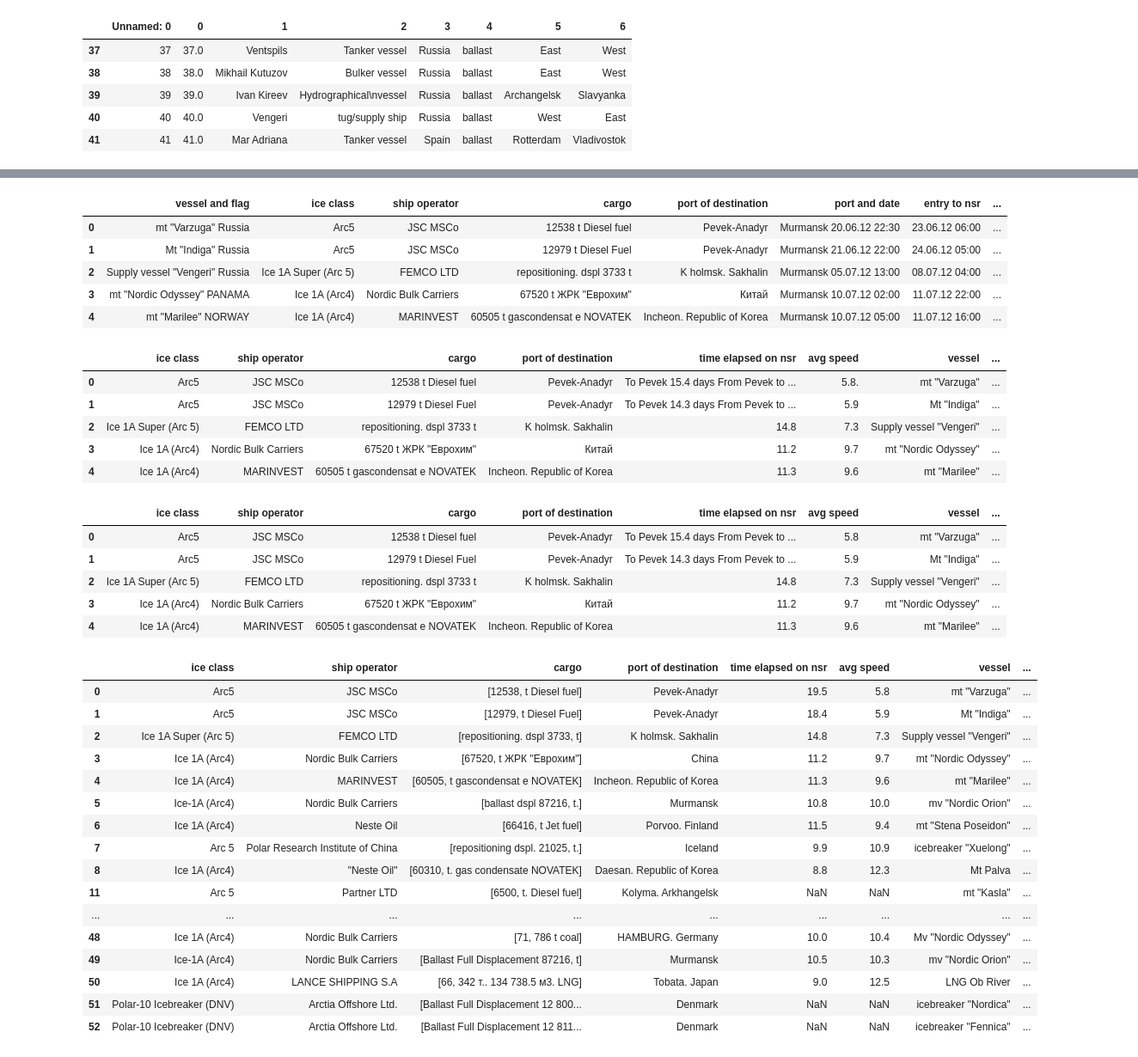
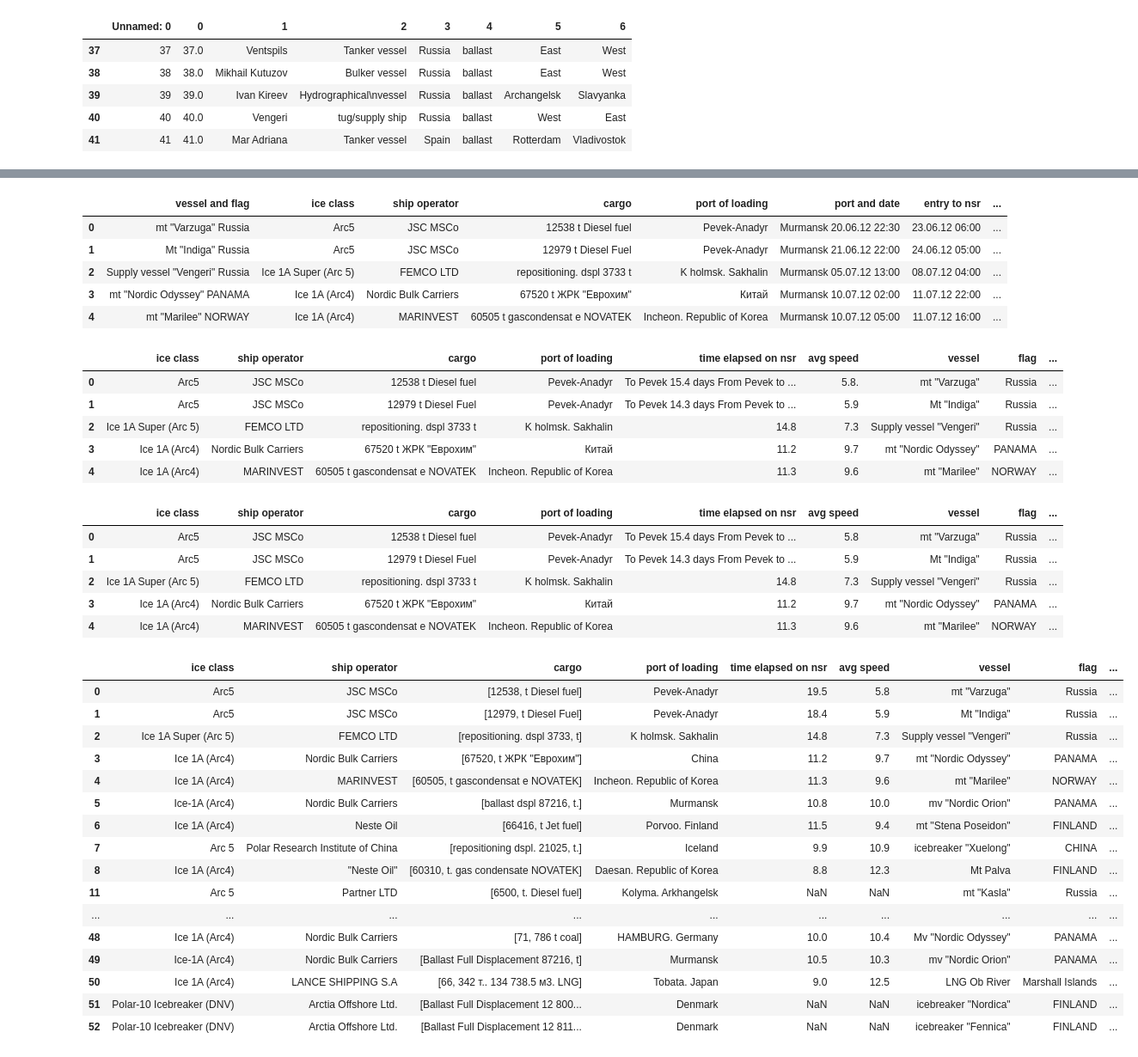
Before and after one commit to csmith454/nsr-project, a Jupyter notebook: nsr_data_wrangling.ipynb, the cells around one changed output, grey strips where cells are left out. Shown at 86% size. Saved outputs shown, nothing was run; the diff lists cells and outputs as text; code cells hidden in the pictures.

```diff
--- a/nsr_data_wrangling.ipynb
+++ b/nsr_data_wrangling.ipynb
@@ -15,7 +15,7 @@ start_y = 2011
 max_y = 2024
 curr_y = start_y
 
-path = '~/desktop/nsr-project/static/NSRData_CSV/'
+path = '~/desktop/projects/nsr_project/static/NSRData_CSV/'
 data = {}
 
 while curr_y <= max_y:
@@ -224,7 +246,7 @@ df_2012.head()
 # %%
 # change column header names
 # need to mold data into df.columns = ['index','index2','vessel name','type','flag','cargo','port of loading','port of destination']
-df_2012.columns = ['index','index2', 'vessel and flag','ice class','ship operator','cargo','port of destination','port and date','entry to nsr','exit from nsr','time elapsed on nsr','avg speed','index3']
+df_2012.columns = ['index','index2', 'vessel and flag','ice class','ship operator','cargo','port of loading','port and date','entry to nsr','exit from nsr','time elapsed on nsr','avg speed','index3']
 df_2012.columns
 # %% [output]
 Index(['index', 'index2', 'vessel and flag', 'ice class', 'ship operator',
@@ -272,7 +294,7 @@ df_2012.reset_index(inplace=True)
 df_2012 = df_2012.drop('index',axis=1)
 df_2012.head()
 # %% [output]
-|  | vessel and flag | ice class | ship operator | cargo | port of destination | port and date | entry to nsr | ... |
+|  | vessel and flag | ice class | ship operator | cargo | port of loading | port and date | entry to nsr | ... |
 | 0 | mt "Varzuga" Russia | Arc5 | JSC MSCo | 12538 t Diesel fuel | Pevek-Anadyr | Murmansk 20.06.12 22:30 | 23.06.12 06:00 | ... |
 | 1 | Mt "Indiga" Russia | Arc5 | JSC MSCo | 12979 t Diesel Fuel | Pevek-Anadyr | Murmansk 21.06.12 22:00 | 24.06.12 05:00 | ... |
 | 2 | Supply vessel "Vengeri" Russia | Ice 1A Super (Arc 5) | FEMCO LTD | repositioning. dspl 3733 t | K holmsk. Sakhalin | Murmansk 05.07.12 13:00 | 08.07.12 04:00 | ... |
@@ -302,12 +324,12 @@ df_2012.drop('exit from nsr',axis=1,inplace=True)
 
 df_2012.head()
 # %% [output]
-|  | ice class | ship operator | cargo | port of destination | time elapsed on nsr | avg speed | vessel | ... |
-| 0 | Arc5 | JSC MSCo | 12538 t Diesel fuel | Pevek-Anadyr | To Pevek 15.4 days From Pevek to ... | 5.8. | mt "Varzuga" | ... |
-| 1 | Arc5 | JSC MSCo | 12979 t Diesel Fuel | Pevek-Anadyr | To Pevek 14.3 days From Pevek to ... | 5.9 | Mt "Indiga" | ... |
-| 2 | Ice 1A Super (Arc 5) | FEMCO LTD | repositioning. dspl 3733 t | K holmsk. Sakhalin | 14.8 | 7.3 | Supply vessel "Vengeri" | ... |
-| 3 | Ice 1A (Arc4) | Nordic Bulk Carriers | 67520 t ЖРК "Еврохим" | Китай | 11.2 | 9.7 | mt "Nordic Odyssey" | ... |
-| 4 | Ice 1A (Arc4) | MARINVEST | 60505 t gascondensat e NOVATEK | Inchеon. Republic of Korea | 11.3 | 9.6 | mt "Marilee" | ... |
+|  | ice class | ship operator | cargo | port of loading | time elapsed on nsr | avg speed | vessel | flag | ... |
+| 0 | Arc5 | JSC MSCo | 12538 t Diesel fuel | Pevek-Anadyr | To Pevek 15.4 days From Pevek to ... | 5.8. | mt "Varzuga" | Russia | ... |
+| 1 | Arc5 | JSC MSCo | 12979 t Diesel Fuel | Pevek-Anadyr | To Pevek 14.3 days From Pevek to ... | 5.9 | Mt "Indiga" | Russia | ... |
+| 2 | Ice 1A Super (Arc 5) | FEMCO LTD | repositioning. dspl 3733 t | K holmsk. Sakhalin | 14.8 | 7.3 | Supply vessel "Vengeri" | Russia | ... |
+| 3 | Ice 1A (Arc4) | Nordic Bulk Carriers | 67520 t ЖРК "Еврохим" | Китай | 11.2 | 9.7 | mt "Nordic Odyssey" | PANAMA | ... |
+| 4 | Ice 1A (Arc4) | MARINVEST | 60505 t gascondensat e NOVATEK | Inchеon. Republic of Korea | 11.3 | 9.6 | mt "Marilee" | NORWAY | ... |
 # %%
 # fix columns that have inconsistent formatting/ additional information
 
@@ -324,12 +346,12 @@ df_2012['cargo mass'] = df_2012['cargo'].str.extract(r'((?:\d+\s*)+)')
 # %%
 df_2012.head()
 # %% [output]
-|  | ice class | ship operator | cargo | port of destination | time elapsed on nsr | avg speed | vessel | ... |
-| 0 | Arc5 | JSC MSCo | 12538 t Diesel fuel | Pevek-Anadyr | To Pevek 15.4 days From Pevek to ... | 5.8 | mt "Varzuga" | ... |
-| 1 | Arc5 | JSC MSCo | 12979 t Diesel Fuel | Pevek-Anadyr | To Pevek 14.3 days From Pevek to ... | 5.9 | Mt "Indiga" | ... |
-| 2 | Ice 1A Super (Arc 5) | FEMCO LTD | repositioning. dspl 3733 t | K holmsk. Sakhalin | 14.8 | 7.3 | Supply vessel "Vengeri" | ... |
-| 3 | Ice 1A (Arc4) | Nordic Bulk Carriers | 67520 t ЖРК "Еврохим" | Китай | 11.2 | 9.7 | mt "Nordic Odyssey" | ... |
-| 4 | Ice 1A (Arc4) | MARINVEST | 60505 t gascondensat e NOVATEK | Inchеon. Republic of Korea | 11.3 | 9.6 | mt "Marilee" | ... |
+|  | ice class | ship operator | cargo | port of loading | time elapsed on nsr | avg speed | vessel | flag | ... |
+| 0 | Arc5 | JSC MSCo | 12538 t Diesel fuel | Pevek-Anadyr | To Pevek 15.4 days From Pevek to ... | 5.8 | mt "Varzuga" | Russia | ... |
+| 1 | Arc5 | JSC MSCo | 12979 t Diesel Fuel | Pevek-Anadyr | To Pevek 14.3 days From Pevek to ... | 5.9 | Mt "Indiga" | Russia | ... |
+| 2 | Ice 1A Super (Arc 5) | FEMCO LTD | repositioning. dspl 3733 t | K holmsk. Sakhalin | 14.8 | 7.3 | Supply vessel "Vengeri" | Russia | ... |
+| 3 | Ice 1A (Arc4) | Nordic Bulk Carriers | 67520 t ЖРК "Еврохим" | Китай | 11.2 | 9.7 | mt "Nordic Odyssey" | PANAMA | ... |
+| 4 | Ice 1A (Arc4) | MARINVEST | 60505 t gascondensat e NOVATEK | Inchеon. Republic of Korea | 11.3 | 9.6 | mt "Marilee" | NORWAY | ... |
 # %%
 # outlier cells need to conform
 
@@ -359,7 +381,7 @@ df_2012.drop(32,axis=0,inplace=True)
 df_2012.drop(33,axis=0,inplace=True)
 
 df_2012.loc[31,'cargo'] = '66275 t. Jet Fuel'
-df_2012.loc[31,'port of destination'] = 'Porvoo, Finland'
+df_2012.loc[31,'port of loading'] = 'Porvoo, Finland'
 df_2012.loc[31,'flag'] = 'Finland'
 df_2012.loc[31,'vessel'] = 'mt Palva'
 df_2012.loc[31,'starting port'] = 'Yosu, Republic of Korea'
@@ -384,7 +406,7 @@ df_2012.drop(43,axis=0,inplace=True)
 
 df_2012.loc[0,'avg speed'] = 5.8
 
-df_2012.loc[3,'port of destination'] = 'China'
+df_2012.loc[3,'port of loading'] = 'China'
 
 df_2012.loc[6,'starting port'] = 'Yosu, Republic of Korea'
 df_2012.loc[6,'starting date'] = '30.06.12'
@@ -454,51 +476,51 @@ df_2012.loc[47,'vessel'] = 'Slavyanka Bay'
 df_2012.loc[47,'flag'] = 'Russia'
 df_2012.loc[47,'starting port'] = 'Petropavlovsk-Kamchatskiy'
 df_2012.loc[47,'starting date'] = np.nan
 df_2012.loc[47,'starting time'] = np.nan
 
 df_2012.loc[48,'starting port'] = 'Vancouver, Canada'
 df_2012.loc[48,'starting date'] = '26.10.12'
 df_2012.loc[48,'starting time'] = '04:00'
 
-df_2012.loc[49,'port of destination'] = 'Murmansk'
+df_2012.loc[49,'port of loading'] = 'Murmansk'
 df_2012.loc[49,'starting port'] = 'Caofeidian, China'
 df_2012.loc[49,'starting date'] = '28.10.12'
 df_2012.loc[49,'starting time'] = '04:00'
 
 df_2012.loc[50,'vessel'] = 'LNG Ob River'
 df_2012.loc[50,'flag'] = 'Marshall Islands'
 df_2012.loc[50,'starting port'] = 'Hammerfest, Norway'
 df_2012.loc[50,'starting date'] = '07.11.12'
 df_2012.loc[50,'starting time'] = '18:55'
 
 df_2012.loc[51,'starting port'] = 'Alaska, USA'
 df_2012.loc[51,'starting date'] = '12.11.12'
 df_2012.loc[51,'starting time'] = '08:30'
 
 df_2012.loc[52,'starting port'] = 'Alaska, USA'
 df_2012.loc[52,'starting date'] = '12.11.12'
 df_2012.loc[52,'starting time'] = '07:45'
 
 
 df_2012
 # %% [output]
-|  | ice class | ship operator | cargo | port of destination | time elapsed on nsr | avg speed | vessel | ... |
-| 0 | Arc5 | JSC MSCo | [12538, t Diesel fuel] | Pevek-Anadyr | 19.5 | 5.8 | mt "Varzuga" | ... |
-| 1 | Arc5 | JSC MSCo | [12979, t Diesel Fuel] | Pevek-Anadyr | 18.4 | 5.9 | Mt "Indiga" | ... |
-| 2 | Ice 1A Super (Arc 5) | FEMCO LTD | [repositioning. dspl 3733, t] | K holmsk. Sakhalin | 14.8 | 7.3 | Supply vessel "Vengeri" | ... |
-| 3 | Ice 1A (Arc4) | Nordic Bulk Carriers | [67520, t ЖРК "Еврохим"] | China | 11.2 | 9.7 | mt "Nordic Odyssey" | ... |
-| 4 | Ice 1A (Arc4) | MARINVEST | [60505, t gascondensat e NOVATEK] | Inchеon. Republic of Korea | 11.3 | 9.6 | mt "Marilee" | ... |
-| 5 | Ice-1A (Arc4) | Nordic Bulk Carriers | [ballast dspl 87216, t.] | Murmansk | 10.8 | 10.0 | mv "Nordic Orion" | ... |
-| 6 | Ice 1A (Arc4) | Neste Oil | [66416, t Jet fuel] | Porvoo. Finland | 11.5 | 9.4 | mt "Stena Poseidon" | ... |
-| 7 | Arc 5 | Polar Research Institute of China | [repositioning dspl. 21025, t.] | Iceland | 9.9 | 10.9 | icebreaker "Xuelong" | ... |
-| 8 | Ice 1A (Arc4) | "Neste Oil" | [60310, t. gas condensate NOVATEK] | Daesan. Republic of Korea | 8.8 | 12.3 | Mt Palva | ... |
-| 11 | Arc 5 | Partner LTD | [6500, t. Diesel fuel] | Kolyma. Arkhangelsk | NaN | NaN | mt "Kasla" | ... |
-| ... | ... | ... | ... | ... | ... | ... | ... | ... |
-| 48 | Ice 1A (Arc4) | Nordic Bulk Carriers | [71, 786 t coal] | HAMBURG. Germany | 10.0 | 10.4 | Mv "Nordic Odyssey" | ... |
-| 49 | Ice-1A (Arc4) | Nordic Bulk Carriers | [Ballast Full Displacement 87216, t] | Murmansk | 10.5 | 10.3 | mv "Nordic Orion" | ... |
-| 50 | Ice 1A (Arc4) | LANCE SHIPPING S.A | [66, 342 т.. 134 738.5 м3. LNG] | Tobata. Japan | 9.0 | 12.5 | LNG Ob River | ... |
-| 51 | Polar-10 Icebreaker (DNV) | Arctia Offshore Ltd. | [Ballast Full Displacement 12 800... | Denmark | NaN | NaN | icebreaker "Nordica" | ... |
-| 52 | Polar-10 Icebreaker (DNV) | Arctia Offshore Ltd. | [Ballast Full Displacement 12 811... | Denmark | NaN | NaN | icebreaker "Fennica" | ... |
+|  | ice class | ship operator | cargo | port of loading | time elapsed on nsr | avg speed | vessel | flag | ... |
+| 0 | Arc5 | JSC MSCo | [12538, t Diesel fuel] | Pevek-Anadyr | 19.5 | 5.8 | mt "Varzuga" | Russia | ... |
+| 1 | Arc5 | JSC MSCo | [12979, t Diesel Fuel] | Pevek-Anadyr | 18.4 | 5.9 | Mt "Indiga" | Russia | ... |
+| 2 | Ice 1A Super (Arc 5) | FEMCO LTD | [repositioning. dspl 3733, t] | K holmsk. Sakhalin | 14.8 | 7.3 | Supply vessel "Vengeri" | Russia | ... |
+| 3 | Ice 1A (Arc4) | Nordic Bulk Carriers | [67520, t ЖРК "Еврохим"] | China | 11.2 | 9.7 | mt "Nordic Odyssey" | PANAMA | ... |
+| 4 | Ice 1A (Arc4) | MARINVEST | [60505, t gascondensat e NOVATEK] | Inchеon. Republic of Korea | 11.3 | 9.6 | mt "Marilee" | NORWAY | ... |
+| 5 | Ice-1A (Arc4) | Nordic Bulk Carriers | [ballast dspl 87216, t.] | Murmansk | 10.8 | 10.0 | mv "Nordic Orion" | PANAMA | ... |
+| 6 | Ice 1A (Arc4) | Neste Oil | [66416, t Jet fuel] | Porvoo. Finland | 11.5 | 9.4 | mt "Stena Poseidon" | FINLAND | ... |
+| 7 | Arc 5 | Polar Research Institute of China | [repositioning dspl. 21025, t.] | Iceland | 9.9 | 10.9 | icebreaker "Xuelong" | CHINA | ... |
+| 8 | Ice 1A (Arc4) | "Neste Oil" | [60310, t. gas condensate NOVATEK] | Daesan. Republic of Korea | 8.8 | 12.3 | Mt Palva | FINLAND | ... |
+| 11 | Arc 5 | Partner LTD | [6500, t. Diesel fuel] | Kolyma. Arkhangelsk | NaN | NaN | mt "Kasla" | Russia | ... |
+| ... | ... | ... | ... | ... | ... | ... | ... | ... | ... |
+| 48 | Ice 1A (Arc4) | Nordic Bulk Carriers | [71, 786 t coal] | HAMBURG. Germany | 10.0 | 10.4 | Mv "Nordic Odyssey" | PANAMA | ... |
+| 49 | Ice-1A (Arc4) | Nordic Bulk Carriers | [Ballast Full Displacement 87216, t] | Murmansk | 10.5 | 10.3 | mv "Nordic Orion" | PANAMA | ... |
+| 50 | Ice 1A (Arc4) | LANCE SHIPPING S.A | [66, 342 т.. 134 738.5 м3. LNG] | Tobata. Japan | 9.0 | 12.5 | LNG Ob River | Marshall Islands | ... |
+| 51 | Polar-10 Icebreaker (DNV) | Arctia Offshore Ltd. | [Ballast Full Displacement 12 800... | Denmark | NaN | NaN | icebreaker "Nordica" | FINLAND | ... |
+| 52 | Polar-10 Icebreaker (DNV) | Arctia Offshore Ltd. | [Ballast Full Displacement 12 811... | Denmark | NaN | NaN | icebreaker "Fennica" | FINLAND | ... |
 # %%
 # cargo was split up for 'cargo mass'
 # need to pull out only type of cargo
```
Also changed, not shown: parts of 91 cells of this notebook.
